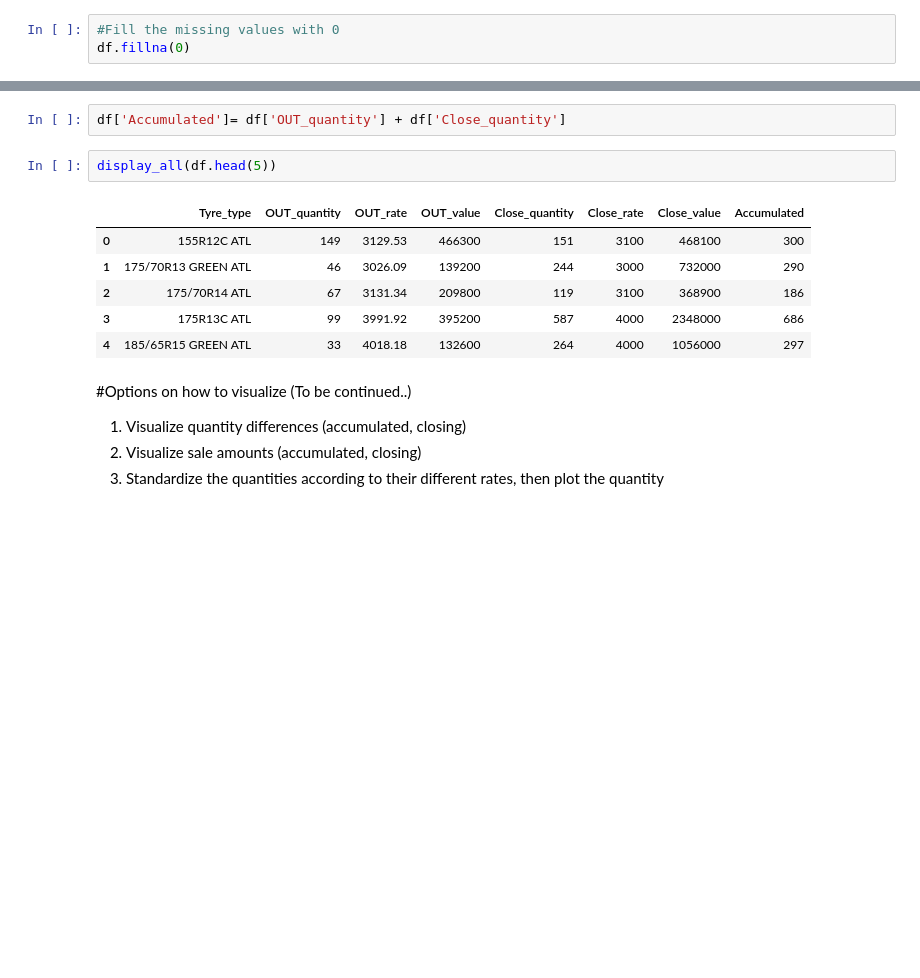
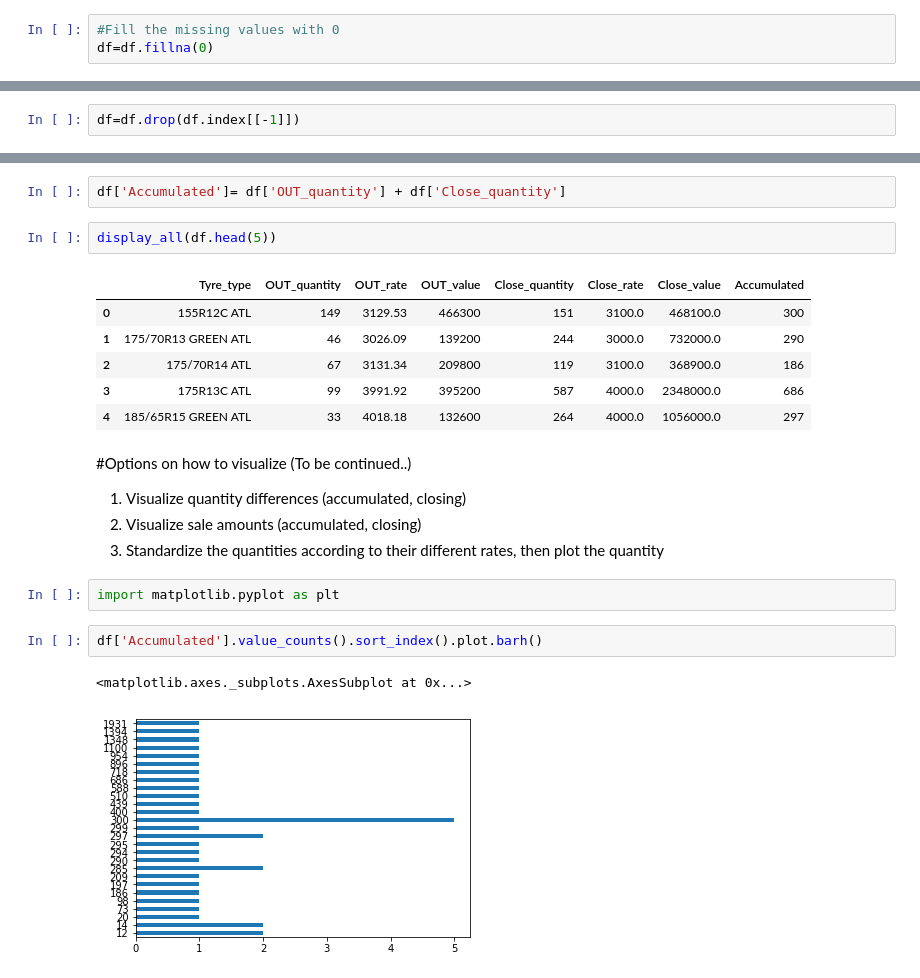
Before and after one commit to Soph-ie/AtlasTyres, a Jupyter notebook: Atlas_tyres.ipynb, the cells around one changed output, grey strips where cells are left out. Cells and saved outputs as stored; diff of their text form; blank space fills up the shorter version.

```diff
--- a/Atlas_tyres.ipynb
+++ b/Atlas_tyres.ipynb
@@ -125,4 +125,4 @@ Tyre_type          0.000000
 dtype: float64
 # %%
 #Fill the missing values with 0
-df.fillna(0)
+df=df.fillna(0)
@@ -160,5 +142,7 @@ display_all(df.head(5))
 # %%
 df=df.drop(df.columns[4:8], axis='columns')
+# %%
+df=df.drop(df.index[[-1]])
 # %%
 display_all(df.head(5))
 # %% [output]
@@ -188,11 +172,11 @@ df['Accumulated']= df['OUT_quantity'] + df['Close_quantity']
 display_all(df.head(5))
 # %% [output]
 |  | Tyre_type | OUT_quantity | OUT_rate | OUT_value | Close_quantity | Close_rate | Close_value | Accumulated |
-| 0 | 155R12C ATL | 149 | 3129.53 | 466300 | 151 | 3100 | 468100 | 300 |
-| 1 | 175/70R13 GREEN ATL | 46 | 3026.09 | 139200 | 244 | 3000 | 732000 | 290 |
-| 2 | 175/70R14 ATL | 67 | 3131.34 | 209800 | 119 | 3100 | 368900 | 186 |
-| 3 | 175R13C ATL | 99 | 3991.92 | 395200 | 587 | 4000 | 2348000 | 686 |
-| 4 | 185/65R15 GREEN ATL | 33 | 4018.18 | 132600 | 264 | 4000 | 1056000 | 297 |
+| 0 | 155R12C ATL | 149 | 3129.53 | 466300 | 151 | 3100.0 | 468100.0 | 300 |
+| 1 | 175/70R13 GREEN ATL | 46 | 3026.09 | 139200 | 244 | 3000.0 | 732000.0 | 290 |
+| 2 | 175/70R14 ATL | 67 | 3131.34 | 209800 | 119 | 3100.0 | 368900.0 | 186 |
+| 3 | 175R13C ATL | 99 | 3991.92 | 395200 | 587 | 4000.0 | 2348000.0 | 686 |
+| 4 | 185/65R15 GREEN ATL | 33 | 4018.18 | 132600 | 264 | 4000.0 | 1056000.0 | 297 |
 # %% [markdown]
 #Options on how to visualize (To be continued..)
 
@@ -200,3 +184,10 @@ display_all(df.head(5))
 1.   Visualize quantity differences (accumulated, closing)
 2.   Visualize sale amounts (accumulated, closing)
 3.   Standardize the quantities according to their different rates, then plot the quantity
+# %%
+import matplotlib.pyplot as plt
+# %%
+df['Accumulated'].value_counts().sort_index().plot.barh()
+# %% [output]
+<matplotlib.axes._subplots.AxesSubplot at 0x...>
+[figure, added]
```
Also changed, not shown: parts of 10 cells of this notebook.
